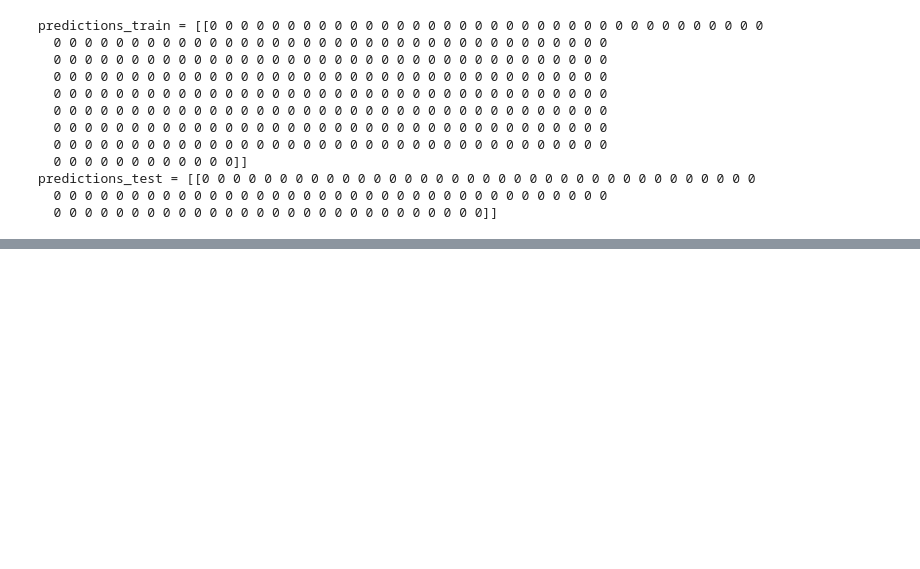
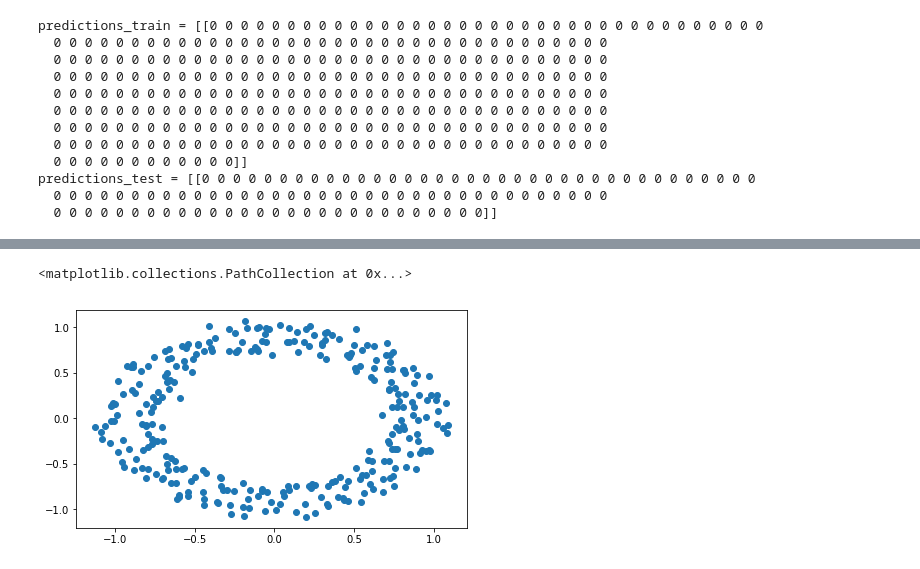
Before and after one commit to MozzieHan/learnAI, a Jupyter notebook: python/ai/deeplearn.ai/course2/week1/Initialization/initialization_homework.ipynb, the cells around one changed output, grey strips where cells are left out. Cells and saved outputs as stored; diff of their text form; code cells hidden in the pictures; blank space fills up the shorter version.

```diff
--- a/python/ai/deeplearn.ai/course2/week1/Initialization/initialization_homework.ipynb
+++ b/python/ai/deeplearn.ai/course2/week1/Initialization/initialization_homework.ipynb
@@ -128,0 +133,5 @@ ValueError: c of shape (1, 300) not acceptable as a color sequence for x with si
+# %%
+plt.scatter(train_X[0, :], train_X[1, :])
+# %% [output]
+<matplotlib.collections.PathCollection at 0x...>
+[figure, added]
```
Also changed, not shown: parts of 6 cells of this notebook, 4 other files.
